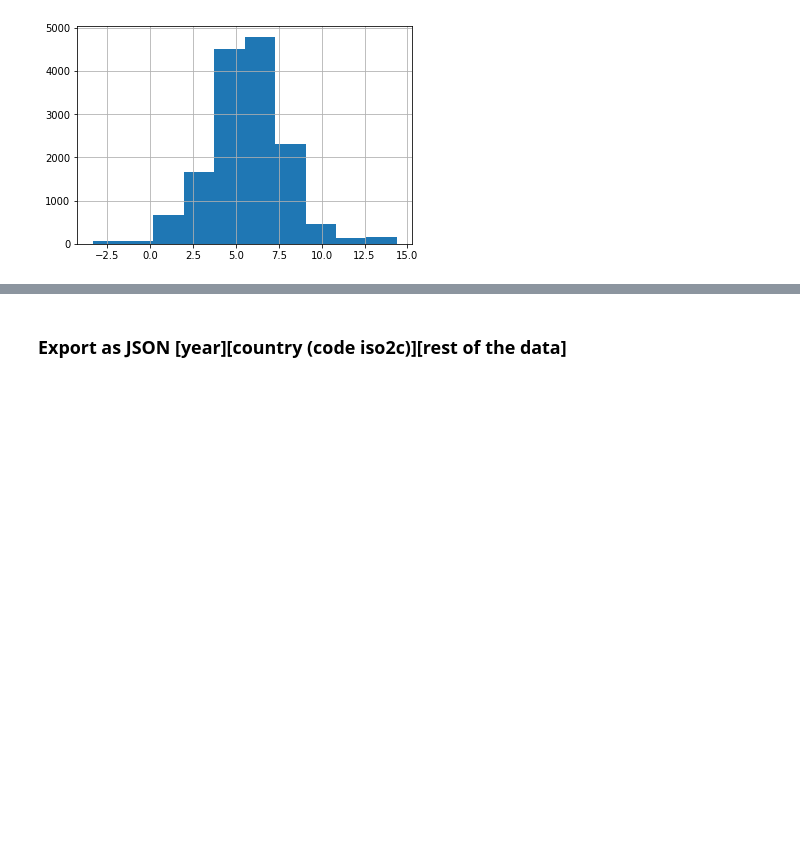
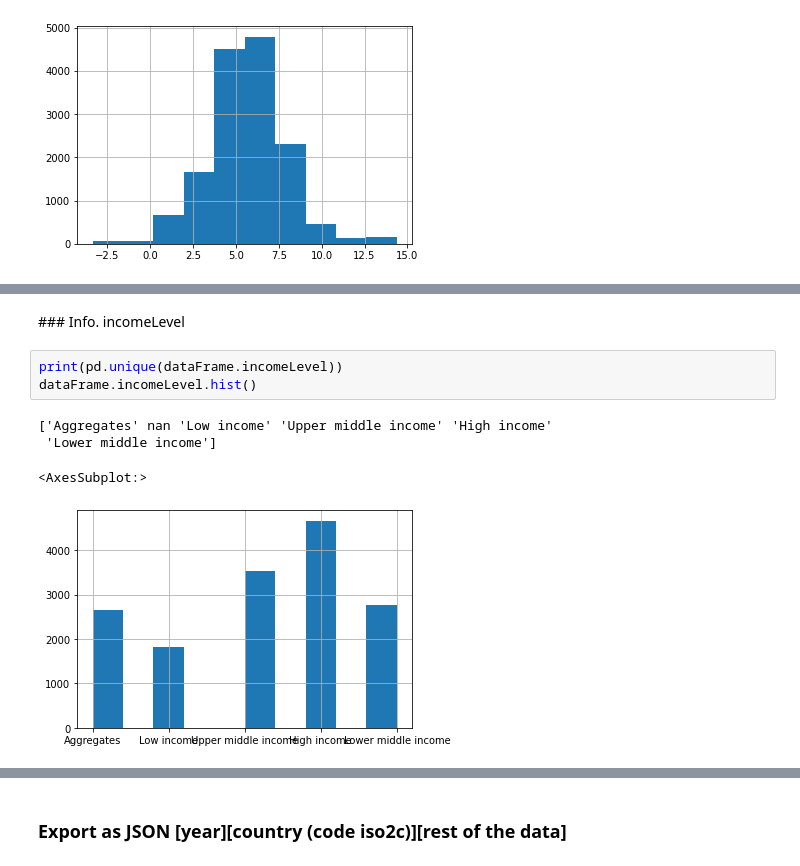
Before and after one commit to nicolasfeyer/mse-vi-projet, a Jupyter notebook: dataset/dataConvert.ipynb, the cells around one changed output, grey strips where cells are left out. Cells and saved outputs as stored; diff of their text form; blank space fills up the shorter version.

```diff
--- a/dataset/dataConvert.ipynb
+++ b/dataset/dataConvert.ipynb
@@ -26,0 +79,10 @@ print(np.log2(dataFrame.pop_density).max())
+# %% [markdown]
+### Info. incomeLevel
+# %%
+print(pd.unique(dataFrame.incomeLevel))
+dataFrame.incomeLevel.hist()
+# %% [output]
+['Aggregates' nan 'Low income' 'Upper middle income' 'High income'
+ 'Lower middle income']
+<AxesSubplot:>
+[figure, added]
```
Also changed, not shown: parts of 10 cells of this notebook, 1 other file.
